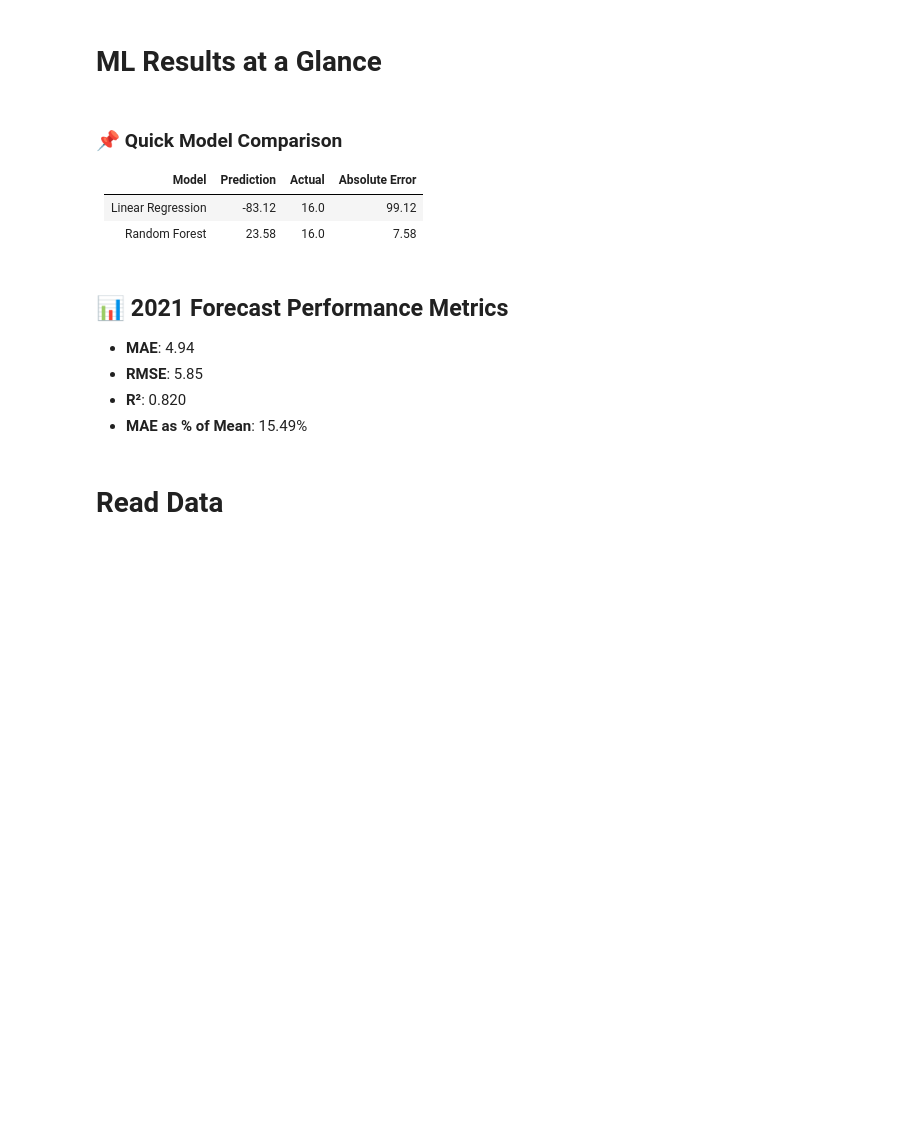
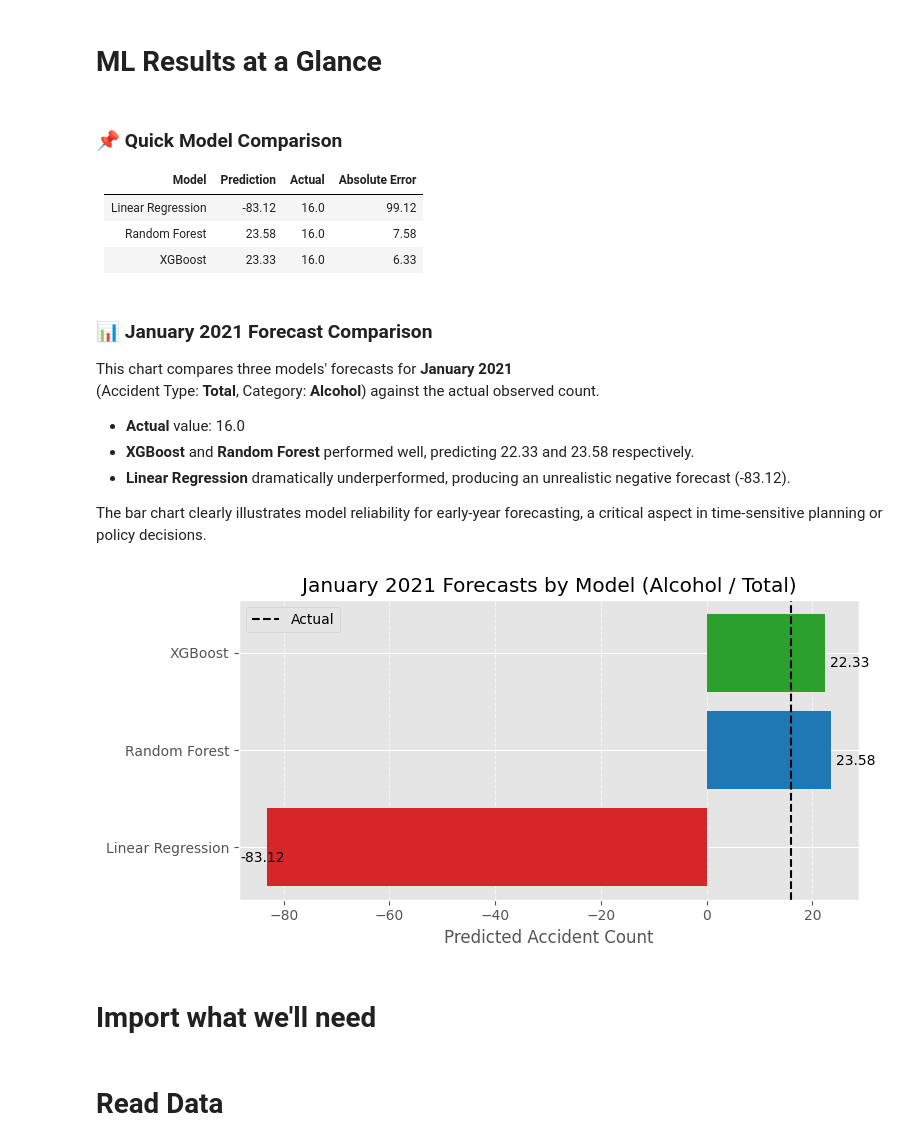
Before and after one commit to Ila-22/AI-Model, a Jupyter notebook: main.ipynb, the cells around one changed output. Saved outputs shown, nothing was run; the diff lists cells and outputs as text; code cells hidden in the pictures; blank space fills up the shorter version.

Commit message:
addedXGBoost

```diff
--- a/main.ipynb
+++ b/main.ipynb
@@ -17,13 +17,43 @@
 |------------------|------------|--------|----------------|
 | Linear Regression| -83.12     | 16.0   | 99.12          |
 | Random Forest     | 23.58      | 16.0   | 7.58           |
+| XGBoost           | 23.33      | 16.0   | 6.33          |
 # %% [markdown]
-## 📊 2021 Forecast Performance Metrics
+### 📊 January 2021 Forecast Comparison
 
-- **MAE**: 4.94
-- **RMSE**: 5.85
-- **R²**: 0.820
-- **MAE as % of Mean**: 15.49%
+This chart compares three models' forecasts for **January 2021**
+(Accident Type: **Total**, Category: **Alcohol**) against the actual observed count.
+
+- **Actual** value: 16.0
+- **XGBoost** and **Random Forest** performed well, predicting 22.33 and 23.58 respectively.
+- **Linear Regression** dramatically underperformed, producing an unrealistic negative forecast (-83.12).
+
+The bar chart clearly illustrates model reliability for early-year forecasting, a critical aspect in time-sensitive planning or policy decisions.
+# %%
+# January 2021 predictions
+models = ['Linear Regression', 'Random Forest', 'XGBoost']
+predictions = [-83.12, 23.58, 22.33]
+actual = 16.0
+
+# Plot
+plt.figure(figsize=(8, 4))
+bars = plt.barh(models, predictions, color=['#d62728', '#1f77b4', '#2ca02c'])
+plt.axvline(actual, color='black', linestyle='--', label='Actual')
+
+# Annotate each bar
+for bar, pred in zip(bars, predictions):
+    plt.text(bar.get_width() + (1 if pred >= 0 else -5), bar.get_y() + 0.25, f'{pred:.2f}', color='black')
+
+plt.xlabel("Predicted Accident Count")
+plt.title("January 2021 Forecasts by Model (Alcohol / Total)")
+plt.legend()
+plt.grid(True, axis='x', linestyle='--', alpha=0.6)
+plt.tight_layout()
+plt.show()
+# %% [output]
+[figure, added]
+# %% [markdown]
+# Import what we'll need
 # %%
 %matplotlib inline
 
```
Also changed, not shown: parts of 9 cells of this notebook, 1 other file.
